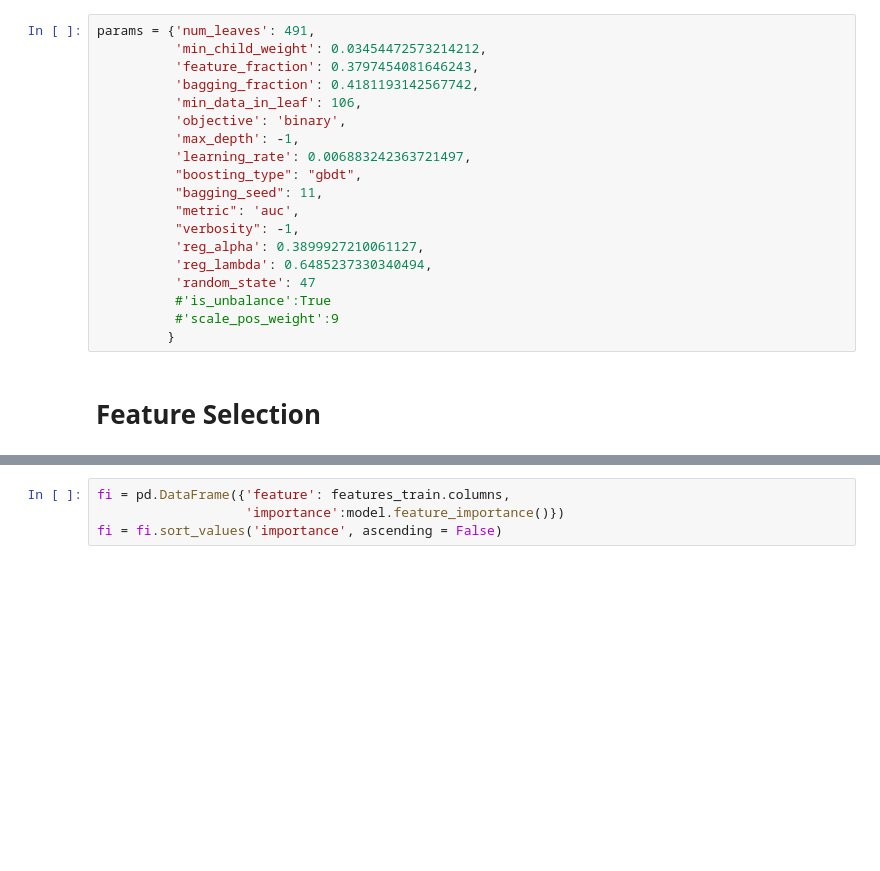
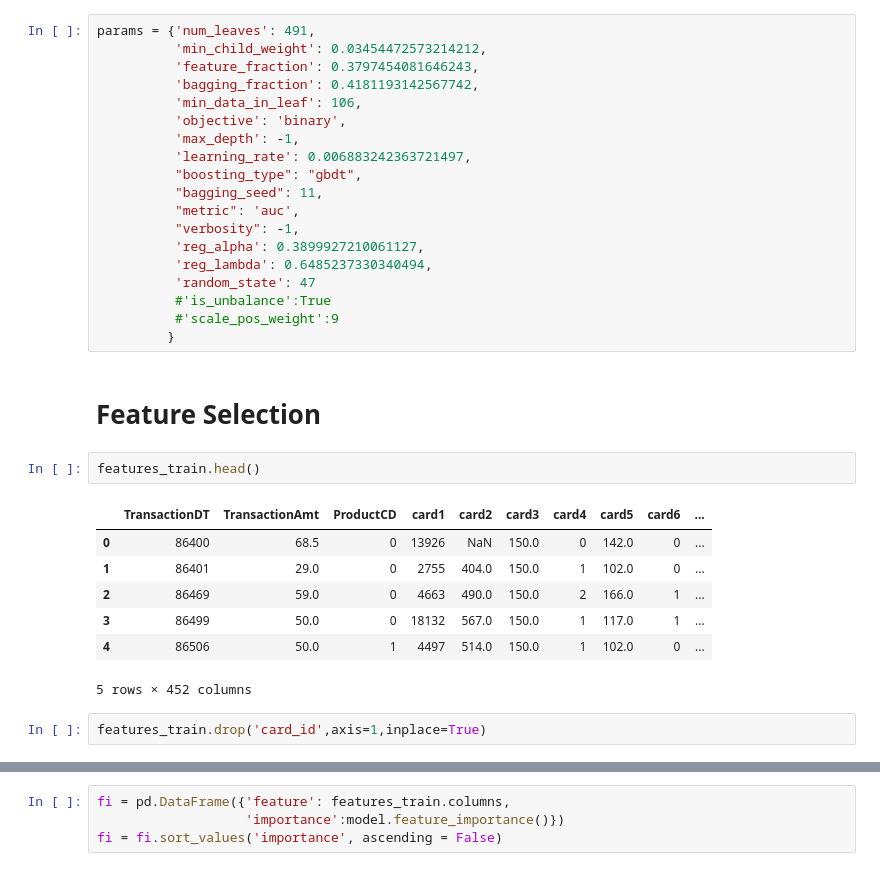
Before and after one commit to haataa/IEEE_CIS_Fraud_Detection, a Jupyter notebook: model_selection.ipynb, the cells around one changed output, grey strips where cells are left out. Cells and saved outputs as stored; diff of their text form; blank space fills up the shorter version.

```diff
--- a/model_selection.ipynb
+++ b/model_selection.ipynb
@@ -62,3 +62,15 @@ params = {'num_leaves': 491,
          }
 # %% [markdown]
 # Feature Selection
+# %%
+features_train.head()
+# %% [output]
+|  | TransactionDT | TransactionAmt | ProductCD | card1 | card2 | card3 | card4 | card5 | card6 | ... |
+| 0 | 86400 | 68.5 | 0 | 13926 | NaN | 150.0 | 0 | 142.0 | 0 | ... |
+| 1 | 86401 | 29.0 | 0 | 2755 | 404.0 | 150.0 | 1 | 102.0 | 0 | ... |
+| 2 | 86469 | 59.0 | 0 | 4663 | 490.0 | 150.0 | 2 | 166.0 | 1 | ... |
+| 3 | 86499 | 50.0 | 0 | 18132 | 567.0 | 150.0 | 1 | 117.0 | 1 | ... |
+| 4 | 86506 | 50.0 | 1 | 4497 | 514.0 | 150.0 | 1 | 102.0 | 0 | ... |
+5 rows × 452 columns
+# %%
+features_train.drop('card_id',axis=1,inplace=True)
```
Also changed, not shown: parts of 3 cells of this notebook.
